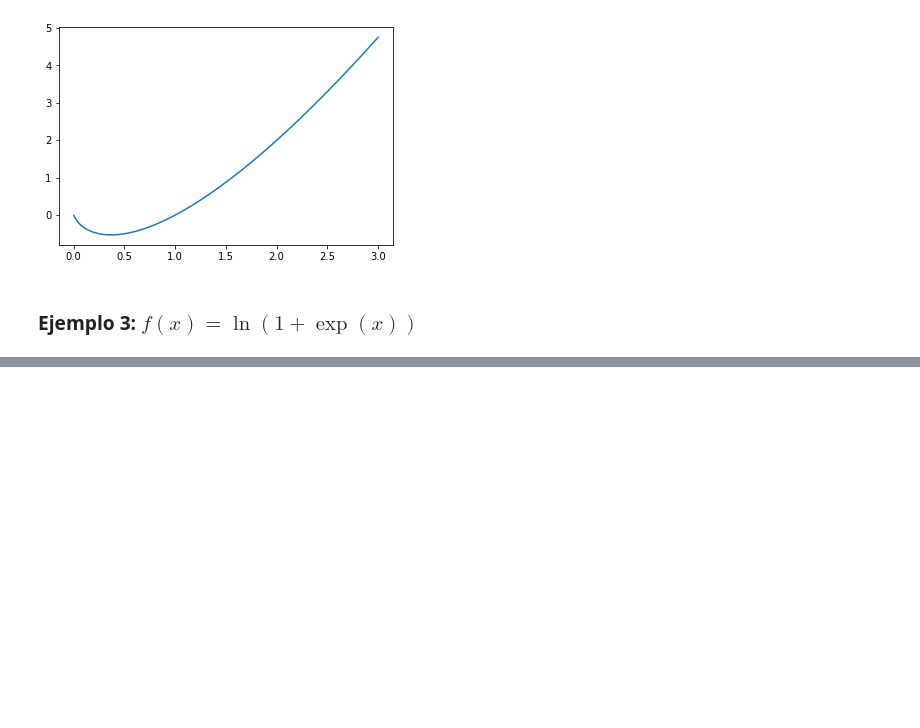
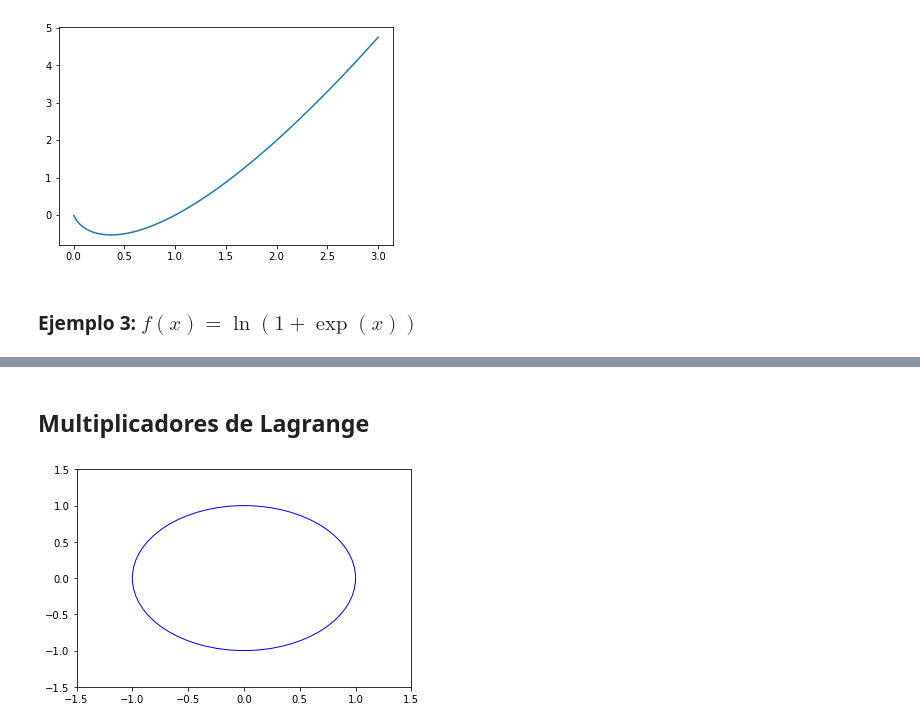
Before and after one commit to ManuelSanchezUribe/IMT3850, a Jupyter notebook: Jupyter notebooks/Optimizacion.ipynb, the cells around one changed output, grey strips where cells are left out. Saved outputs shown, nothing was run; the diff lists cells and outputs as text; code cells hidden in the pictures; blank space fills up the shorter version.

```diff
--- a/Jupyter notebooks/Optimizacion.ipynb
+++ b/Jupyter notebooks/Optimizacion.ipynb
@@ -417,0 +111,20 @@ plt.plot(x,fcon3(x))
+# %% [markdown]
+## Multiplicadores de Lagrange
+# %%
+circle2 = plt.Circle((0, 0), 1, color='b', fill=False)
+ax = plt.gca()
+
+a_1 =1
+a_2 = 2
+m = -a_1/a_2
+
+# change default range so that new circles will work
+ax.set_xlim((-1.5, 1.5))
+ax.set_ylim((-1.5, 1.5))
+
+ax.plot([])
+
+ax.add_patch(circle2)
+plt.show()
+# %% [output]
+[figure, added]
```
Also changed, not shown: parts of 38 cells of this notebook, 4 other files.
